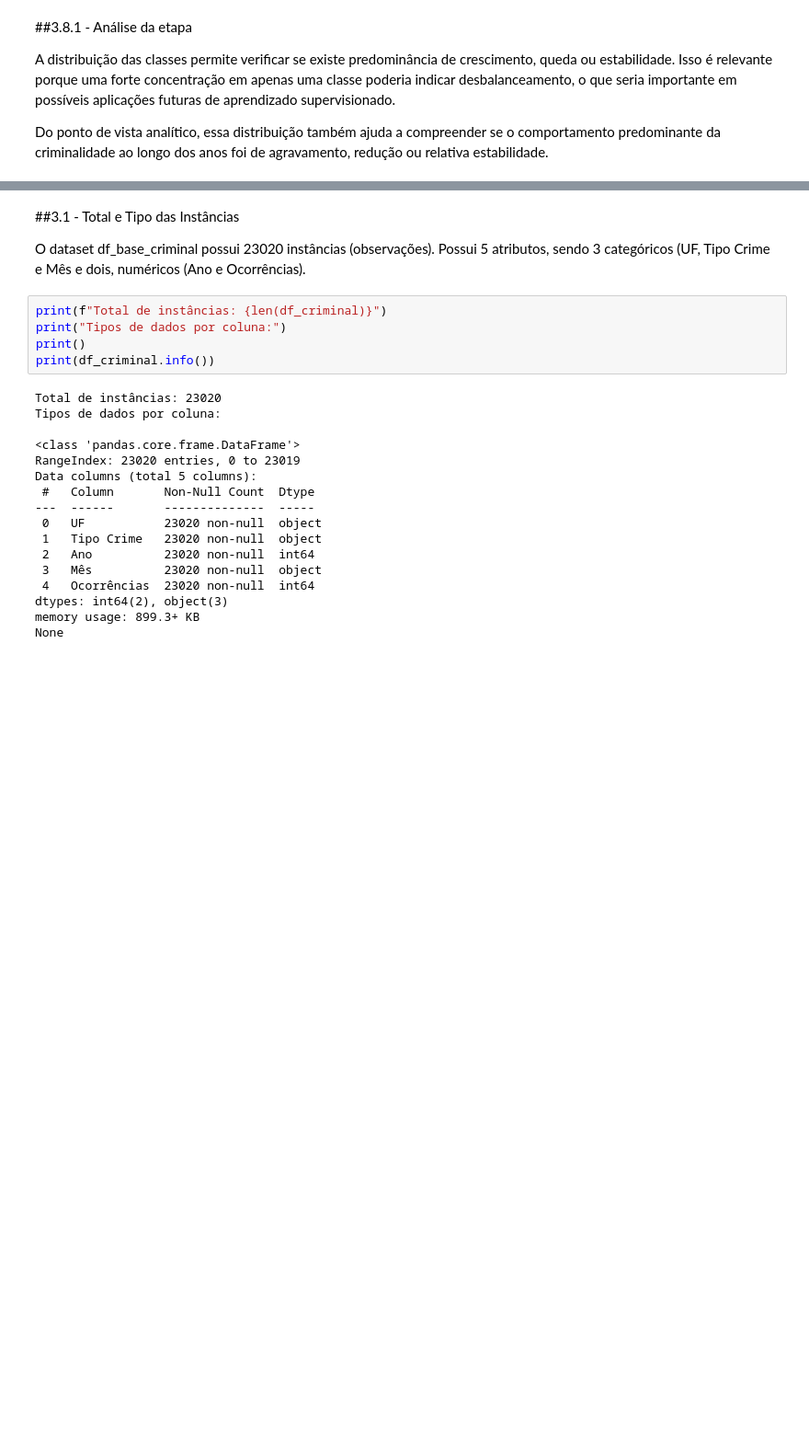
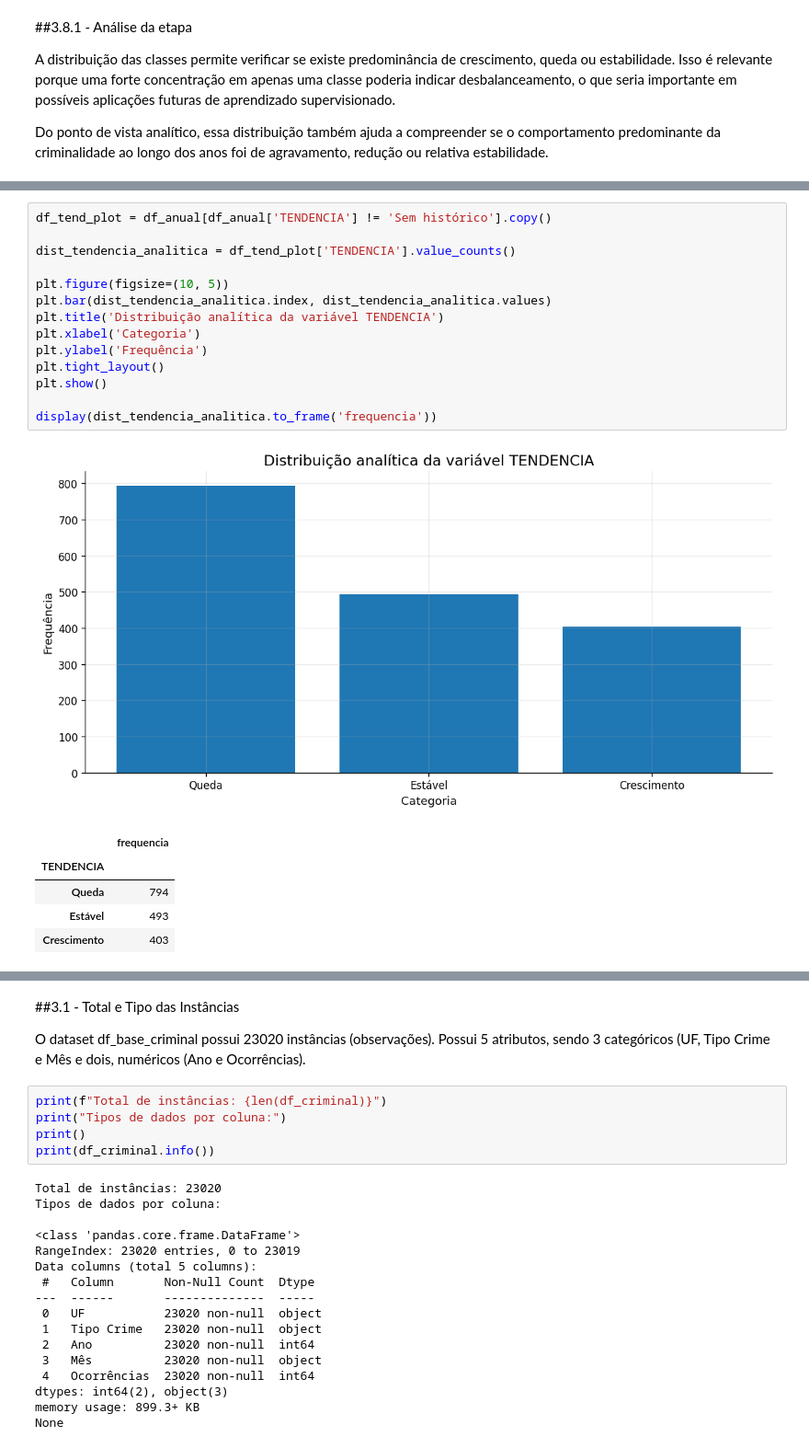
Before and after one commit to Marcelo-Silvestre/Analise_Dados_Boas_Praticas_PUCRIO, a Jupyter notebook: Notebooks/MVP_Análise_de_Dados_e_Boas_Práticas_(4052025001857).ipynb, the cells around one changed output, grey strips where cells are left out. Shown at 92% size. Drawn from its saved outputs; the diff is of its cells as text; blank space fills up the shorter version.

```diff
--- a/Notebooks/MVP_Análise_de_Dados_e_Boas_Práticas_(4052025001857).ipynb
+++ b/Notebooks/MVP_Análise_de_Dados_e_Boas_Práticas_(4052025001857).ipynb
@@ -523,0 +602,21 @@ Do ponto de vista analítico, essa distribuição também ajuda a compreender se
+# %%
+df_tend_plot = df_anual[df_anual['TENDENCIA'] != 'Sem histórico'].copy()
+
+dist_tendencia_analitica = df_tend_plot['TENDENCIA'].value_counts()
+
+plt.figure(figsize=(10, 5))
+plt.bar(dist_tendencia_analitica.index, dist_tendencia_analitica.values)
+plt.title('Distribuição analítica da variável TENDENCIA')
+plt.xlabel('Categoria')
+plt.ylabel('Frequência')
+plt.tight_layout()
+plt.show()
+
+display(dist_tendencia_analitica.to_frame('frequencia'))
+# %% [output]
+[figure, added]
+|  | frequencia |
+| TENDENCIA |  |
+| Queda | 794 |
+| Estável | 493 |
+| Crescimento | 403 |
```
Also changed, not shown: parts of 13 cells of this notebook.
